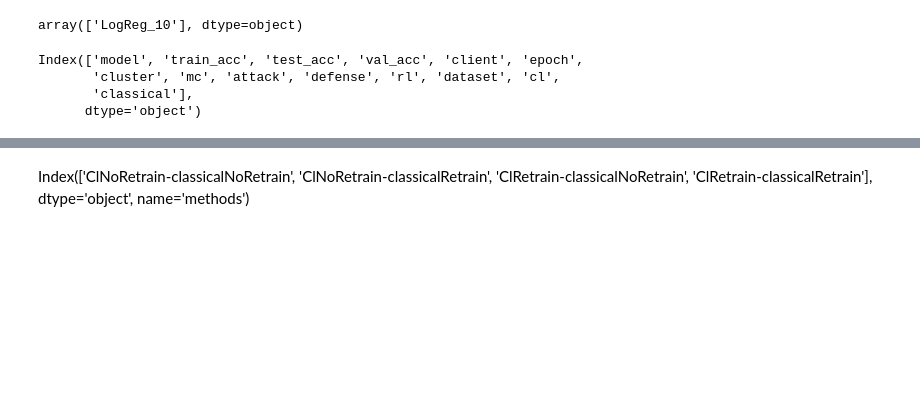
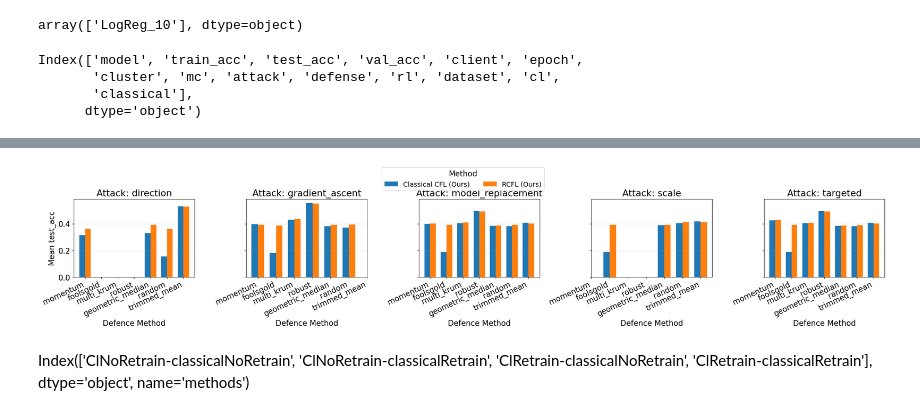
Before and after one commit to mambo06/CFL-ADV, a Jupyter notebook: RCFL.ipynb, the cells around one changed output, grey strips where cells are left out. Drawn from its saved outputs; the diff is of its cells as text; code cells hidden in the pictures; blank space fills up the shorter version.

```diff
--- a/RCFL.ipynb
+++ b/RCFL.ipynb
@@ -120,18 +111,92 @@ data = db.groupby(['mc', 'attack', 'defense', 'rl', 'dataset', 'cl',
 # %%
 data['methods'] = data.cl + '-' + data.classical
 # %%
+import numpy as np
+import matplotlib.pyplot as plt
 
-df_plot = data.groupby(['attack','defense','methods'])['test_acc'].mean().reset_index().pivot(
-    index=['attack','defense'],
-    columns='methods',
-    values='test_acc'
+# Defence methods to compare
+# defenses = ['foolsgold', 'geometric_median', 'random']
+defenses = db.defense.unique()
+
+# Method names to compare
+method_map = {
+    'ClNoRetrain-classicalNoRetrain': 'Classical CFL (Ours)',
+    'ClRetrain-classicalNoRetrain': 'RCFL (Ours)'
+}
+
+# Prepare data
+df_plot = (
+    data[
+        data['defense'].isin(defenses) &
+        data['methods'].isin(method_map.keys())
+    ]
+    .groupby(['attack', 'defense', 'methods'])['test_acc']
+    .mean()
+    .reset_index()
 )
-# df_plot = df_plot[['ClNoRetrain-classicalNoRetrain'
-#          , 'ClRetrain-classicalRetrain']]
-df_plot = df_plot[['ClNoRetrain-classicalNoRetrain',
-                   'ClRetrain-classicalNoRetrain']]
 
-# df_plot.columns = ['CL without retrain', 'CL with retrain']
+# Rename methods for plotting
+df_plot['methods'] = df_plot['methods'].map(method_map)
+
+# Get attacks
+attacks = df_plot['attack'].unique()
+
+# Plot settings
+x = np.arange(len(defenses))
+bar_width = 0.35
+methods = list(method_map.values())
+
+fig, axes = plt.subplots(
+    1,
+    len(attacks),
+    figsize=(5 * len(attacks), 5),
+    sharey=True
+)
+
+# If there is only one attack, axes is not a list
+if len(attacks) == 1:
+    axes = [axes]
+
+for ax, attack in zip(axes, attacks):
+    sub = df_plot[df_plot['attack'] == attack]
+
+    for i, method in enumerate(methods):
+        values = (
+            sub[sub['methods'] == method]
+            .set_index('defense')
+            .reindex(defenses)['test_acc']
+            .values
+        )
+
+        ax.bar(
+            x + (i - 0.5) * bar_width,
+            values,
+            width=bar_width,
+            label=method
+        )
+
+    ax.set_title(f'Attack: {attack}')
+    ax.set_xticks(x)
+    ax.set_xticklabels(defenses, rotation=25, ha='right')
+    ax.set_xlabel('Defence Method')
+    ax.grid(axis='y', alpha=0.3)
+
+axes[0].set_ylabel('Mean test_acc')
+
+# One shared legend
+handles, labels = axes[0].get_legend_handles_labels()
+fig.legend(
+    handles,
+    labels,
+    loc='upper center',
+    ncol=2,
+    title='Method'
+)
+
+plt.tight_layout(rect=[0, 0, 1, 0.9])
+plt.show()
+# %% [output]
+[figure, added]
 # %% [markdown]
 Index(['ClNoRetrain-classicalNoRetrain', 'ClNoRetrain-classicalRetrain',
        'ClRetrain-classicalNoRetrain', 'ClRetrain-classicalRetrain'],
```
Also changed, not shown: parts of 33 cells of this notebook, 12 other files.
